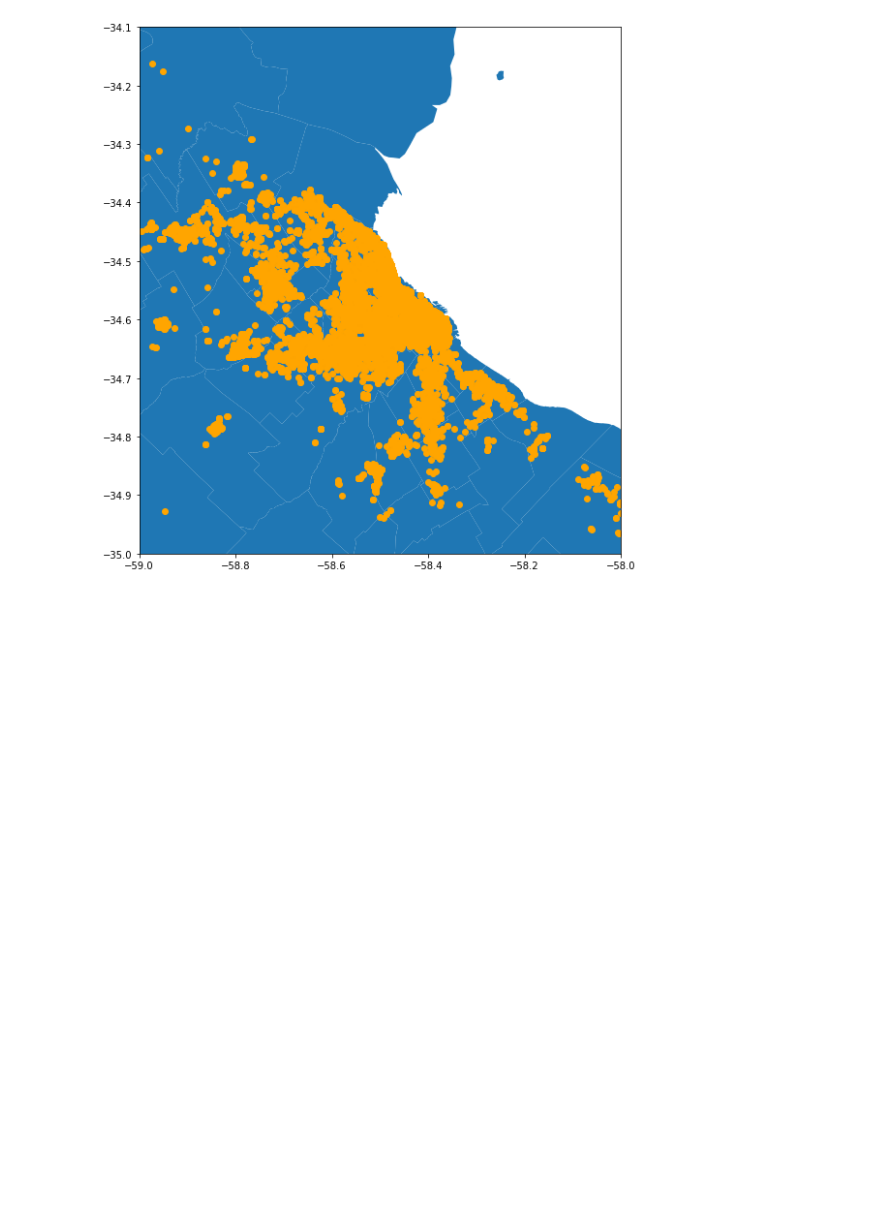
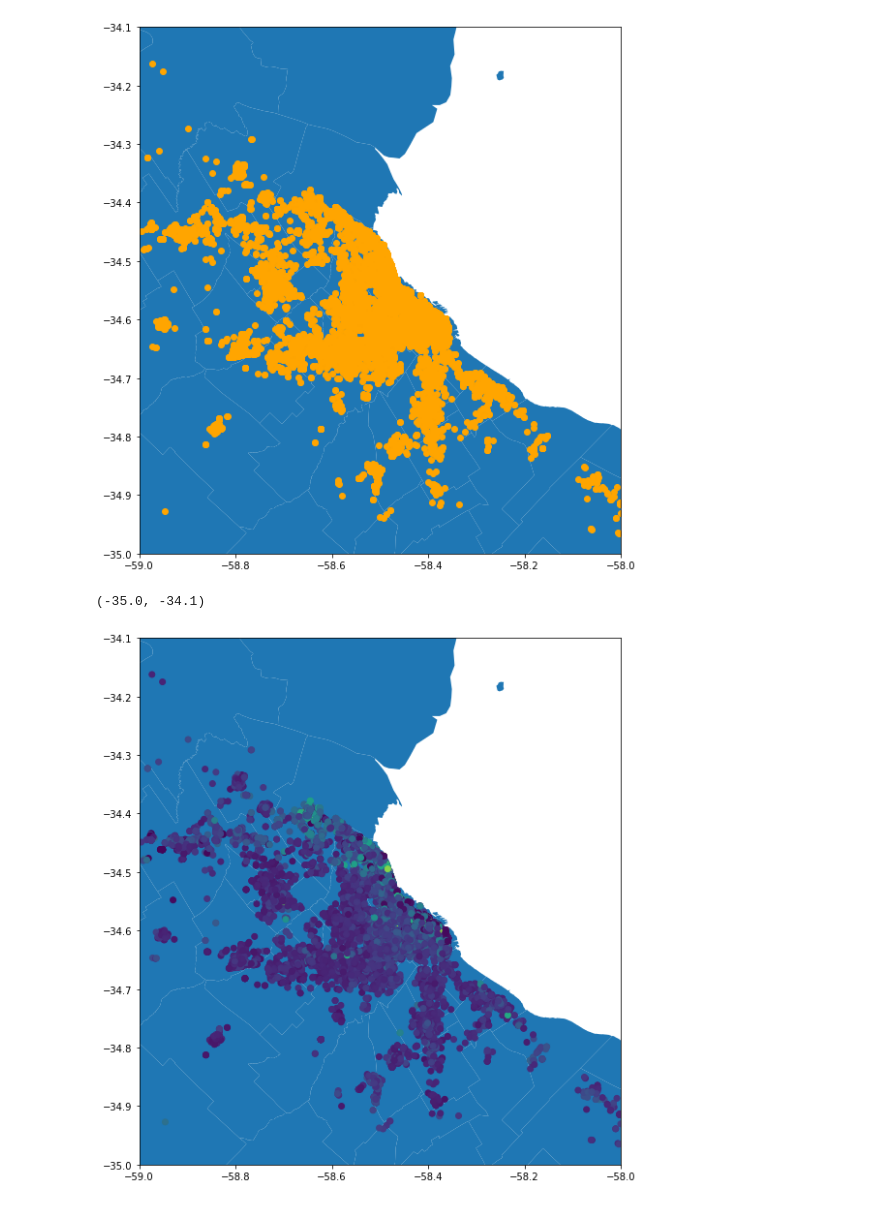
Before and after one commit to rpasquini/metodos_cuantitativos_2021, a Jupyter notebook: 1_Introduccion.ipynb, the cells around one changed output. Cells and saved outputs as stored; diff of their text form; code cells hidden in the pictures; blank space fills up the shorter version.

```diff
--- a/1_Introduccion.ipynb
+++ b/1_Introduccion.ipynb
@@ -475,3 +481,12 @@ ax.set_ylim(-35, -34.1)
 # %% [output]
 (-35.0, -34.1)
 [figure]
+# %%
+fig, ax = plt.subplots(figsize=(10, 10))
+limites.to_crs("EPSG:4326").plot(ax=ax)
+departamentos.loc[departamentos.price<80000].to_crs("EPSG:4326").plot(ax=ax,column='price')
+ax.set_xlim(-59, -58)
+ax.set_ylim(-35, -34.1)
+# %% [output]
+(-35.0, -34.1)
+[figure, added]
```
Also changed, not shown: parts of 5 cells of this notebook.
